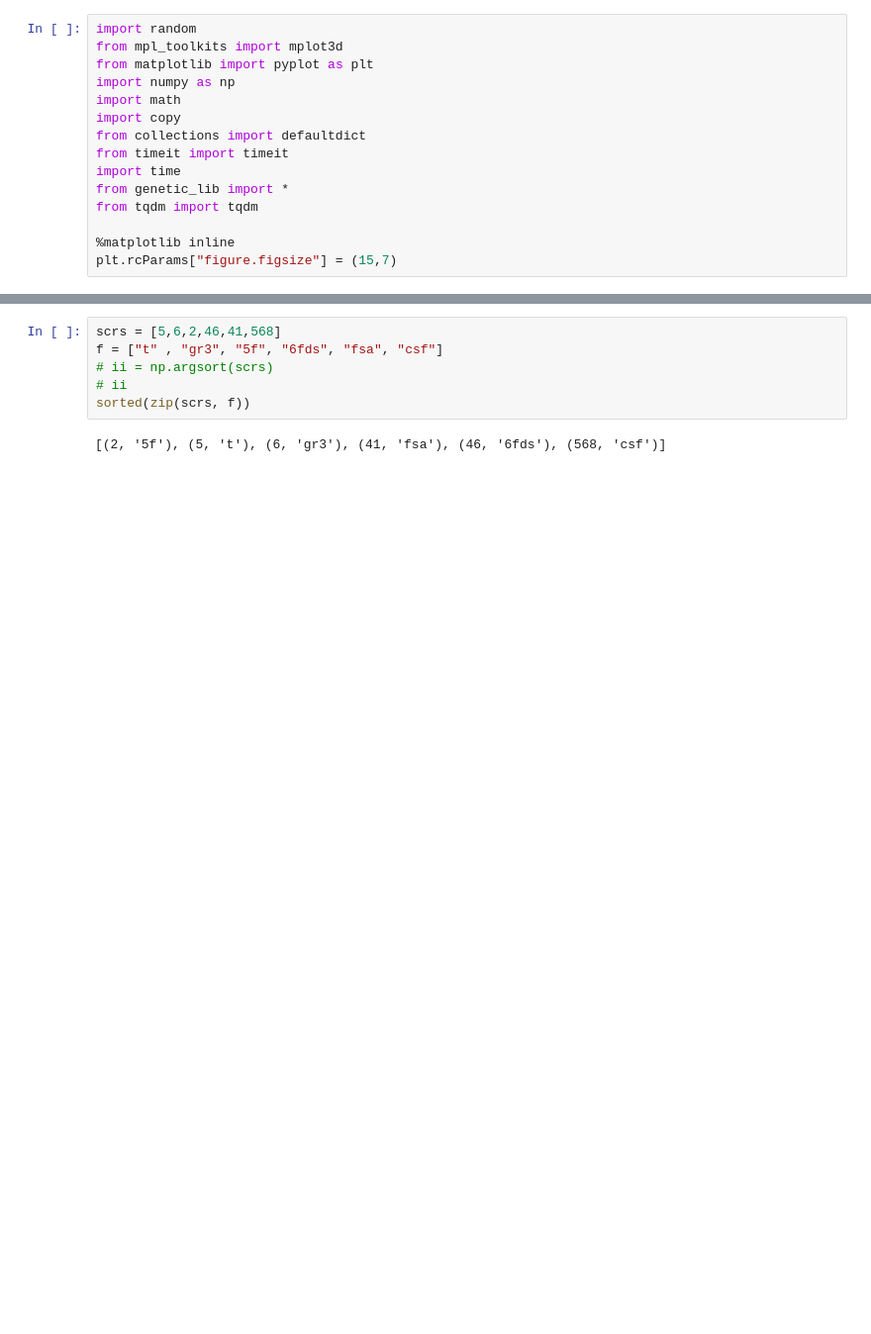
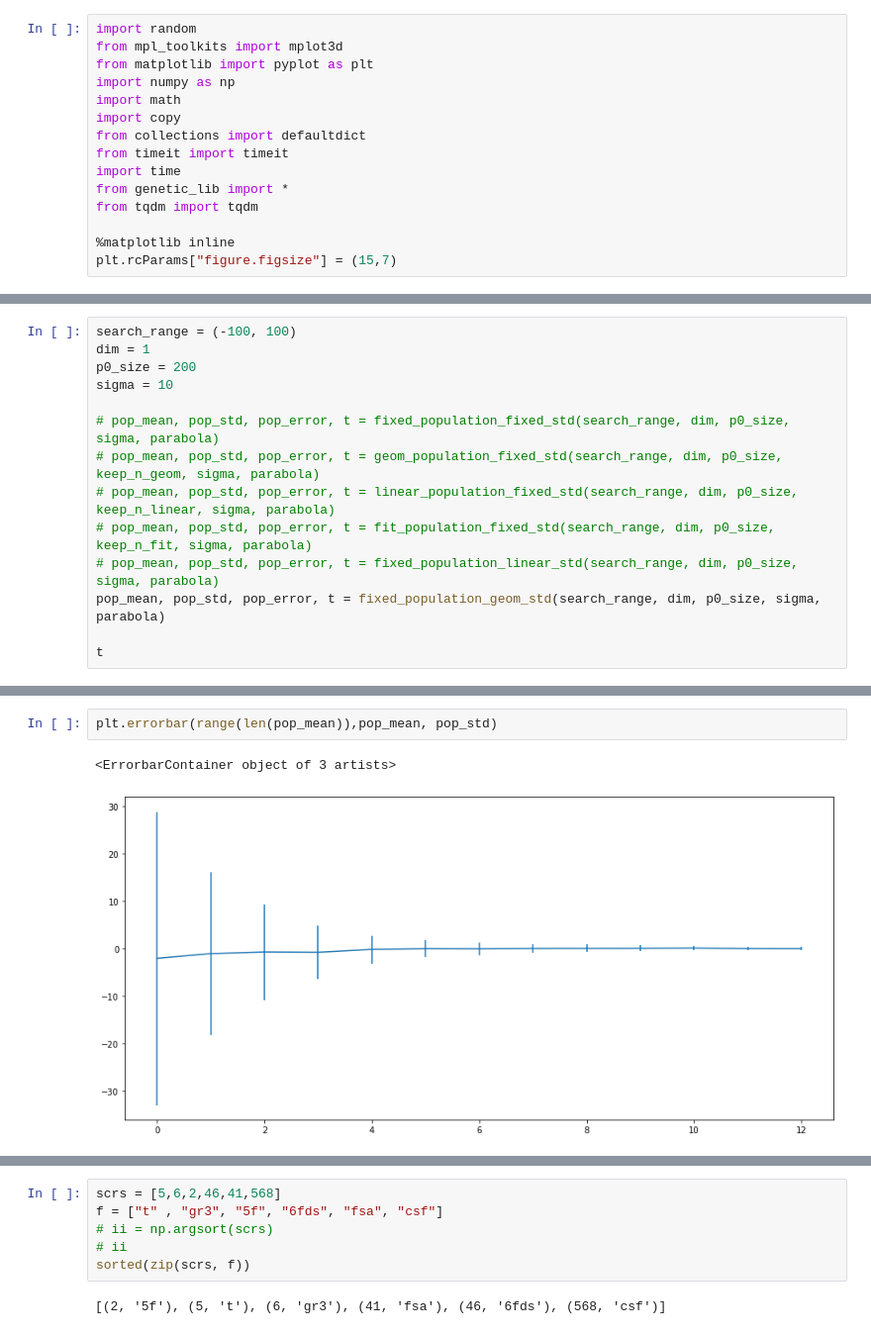
Before and after one commit to manthi4/GeneticTensor, a Jupyter notebook: Genetic_lib_sandbox.ipynb, the cells around one changed output, grey strips where cells are left out. Shown at 99% size. Cells and saved outputs as stored; diff of their text form; blank space fills up the shorter version.

```diff
--- a/Genetic_lib_sandbox.ipynb
+++ b/Genetic_lib_sandbox.ipynb
@@ -57,0 +351,14 @@ Text(0.5, 1.0, 'f3')
+# %%
+search_range = (-100, 100)
+dim = 1
+p0_size = 200
+sigma = 10
+
+# pop_mean, pop_std, pop_error, t = fixed_population_fixed_std(search_range, dim, p0_size, sigma, parabola)
+# pop_mean, pop_std, pop_error, t = geom_population_fixed_std(search_range, dim, p0_size, keep_n_geom, sigma, parabola)
+# pop_mean, pop_std, pop_error, t = linear_population_fixed_std(search_range, dim, p0_size, keep_n_linear, sigma, parabola)
+# pop_mean, pop_std, pop_error, t = fit_population_fixed_std(search_range, dim, p0_size, keep_n_fit, sigma, parabola)
+# pop_mean, pop_std, pop_error, t = fixed_population_linear_std(search_range, dim, p0_size, sigma, parabola)
+pop_mean, pop_std, pop_error, t = fixed_population_geom_std(search_range, dim, p0_size, sigma, parabola)
+
+t
@@ -57,0 +404,5 @@ Text(0.5, 1.0, 'f3')
+# %%
+plt.errorbar(range(len(pop_mean)),pop_mean, pop_std)
+# %% [output]
+<ErrorbarContainer object of 3 artists>
+[figure, added]
```
Also changed, not shown: parts of 35 cells of this notebook, 15 other files.
